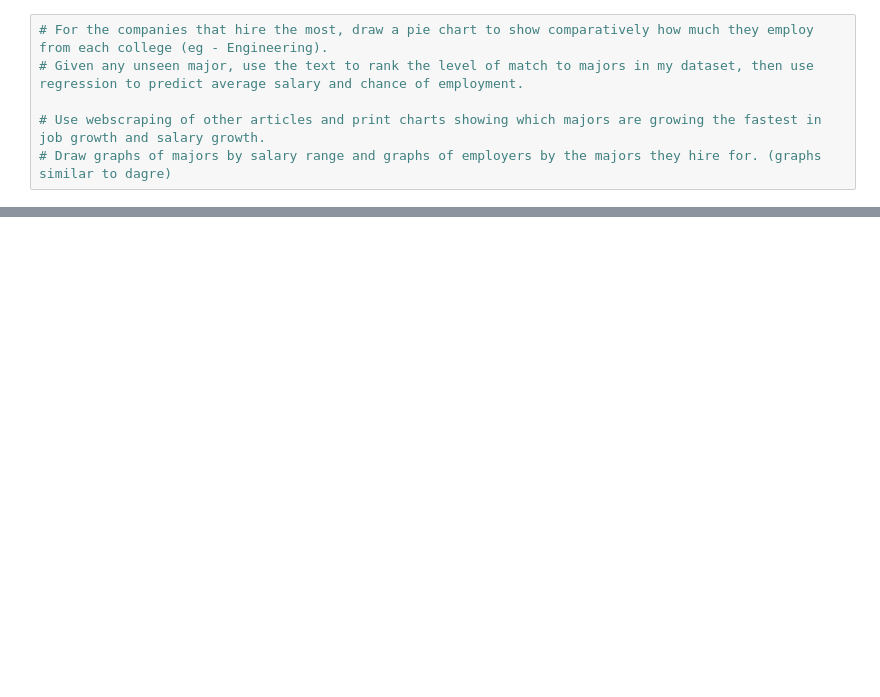
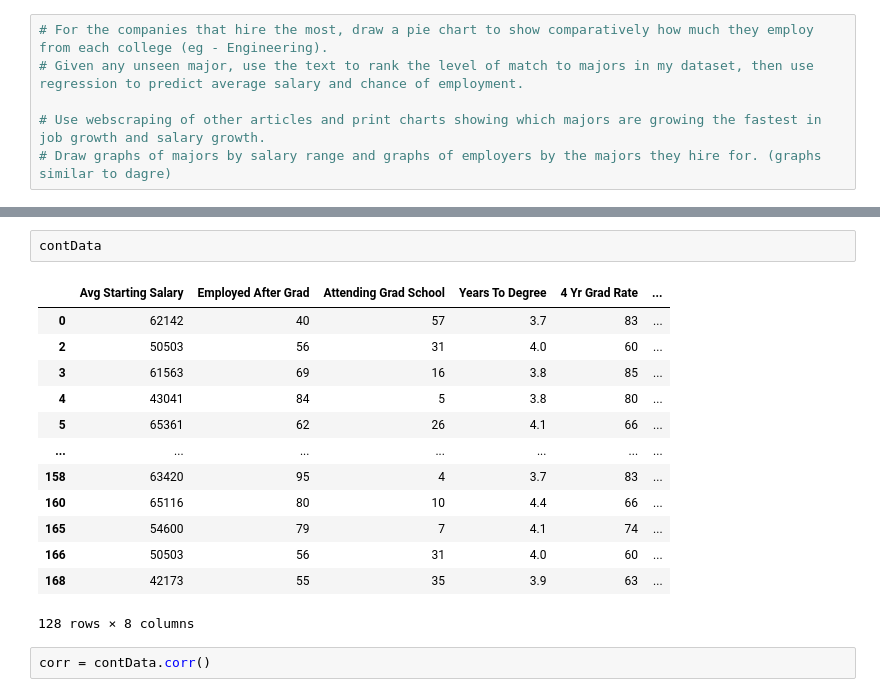
Before and after one commit to YashSukhwani/UIUC-Majors-Analysis, a Jupyter notebook: Job Info.ipynb, the cells around one changed output, grey strips where cells are left out. Drawn from its saved outputs; the diff is of its cells as text; blank space fills up the shorter version.

```diff
--- a/Job Info.ipynb
+++ b/Job Info.ipynb
@@ -352,0 +177,18 @@ info[0:8]
+# %%
+contData
+# %% [output]
+|  | Avg Starting Salary | Employed After Grad | Attending Grad School | Years To Degree | 4 Yr Grad Rate | ... |
+| 0 | 62142 | 40 | 57 | 3.7 | 83 | ... |
+| 2 | 50503 | 56 | 31 | 4.0 | 60 | ... |
+| 3 | 61563 | 69 | 16 | 3.8 | 85 | ... |
+| 4 | 43041 | 84 | 5 | 3.8 | 80 | ... |
+| 5 | 65361 | 62 | 26 | 4.1 | 66 | ... |
+| ... | ... | ... | ... | ... | ... | ... |
+| 158 | 63420 | 95 | 4 | 3.7 | 83 | ... |
+| 160 | 65116 | 80 | 10 | 4.4 | 66 | ... |
+| 165 | 54600 | 79 | 7 | 4.1 | 74 | ... |
+| 166 | 50503 | 56 | 31 | 4.0 | 60 | ... |
+| 168 | 42173 | 55 | 35 | 3.9 | 63 | ... |
+128 rows × 8 columns
+# %%
+corr = contData.corr()
```
Also changed, not shown: parts of 29 cells of this notebook.
